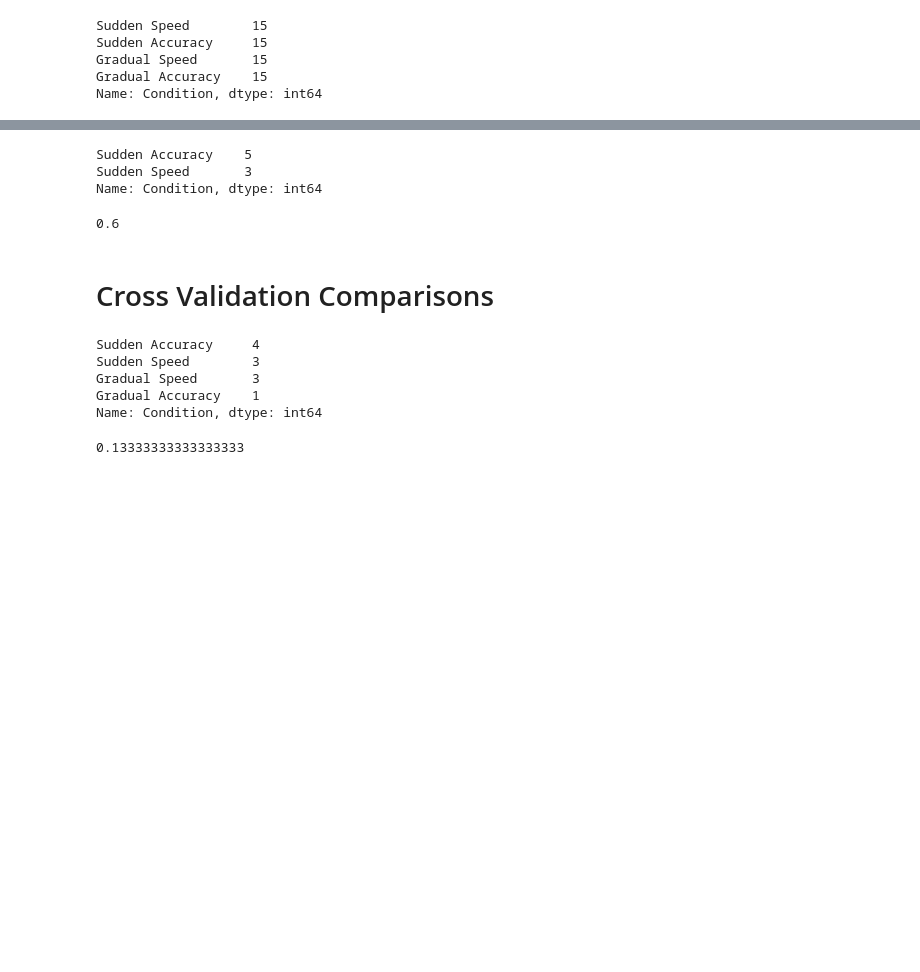
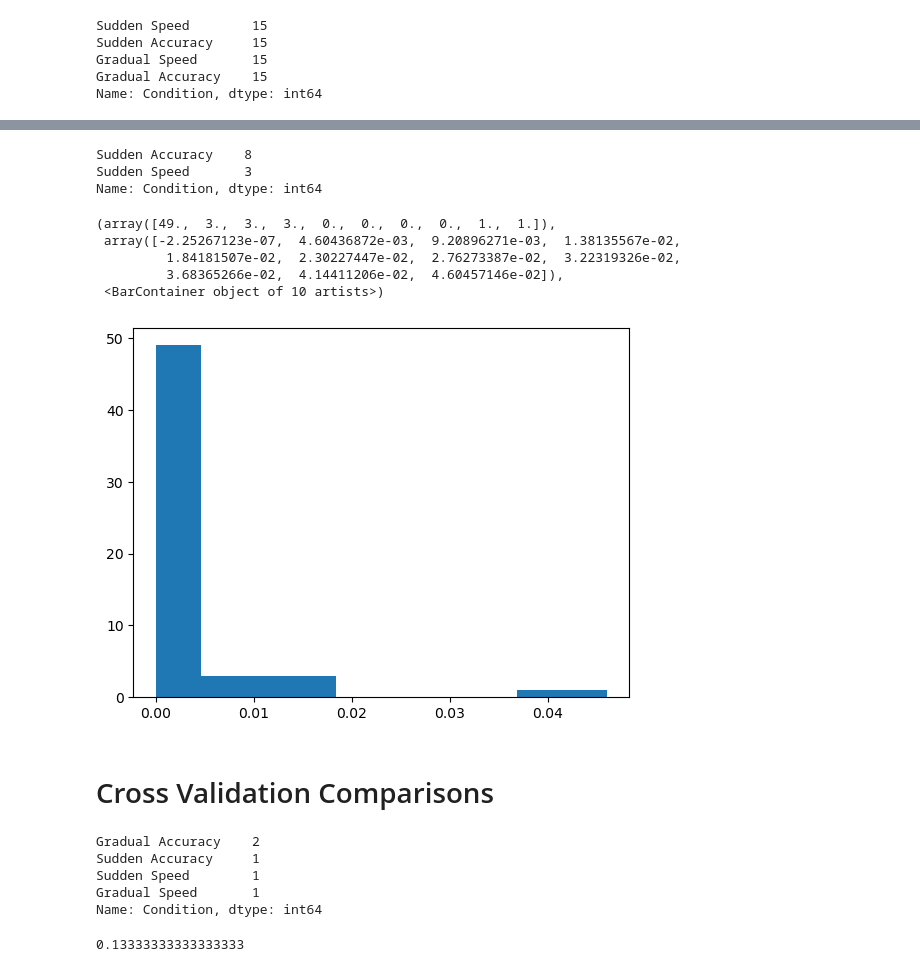
Before and after one commit to tejas-savalia/vma_behavioral, a Jupyter notebook: All experiments/experiment 1/model_comparisons.ipynb, the cells around one changed output, grey strips where cells are left out. Saved outputs shown, nothing was run; the diff lists cells and outputs as text; code cells hidden in the pictures; blank space fills up the shorter version.

```diff
--- a/All experiments/experiment 1/model_comparisons.ipynb
+++ b/All experiments/experiment 1/model_comparisons.ipynb
@@ -8,12 +9,12 @@ from model_fit_functions import *
 # %%
-single_fits = pd.read_csv('model_results/single_fit_signed_initerror_results.csv').drop('Unnamed: 0', axis = 1).reset_index().drop('index', axis = 1)
-dual_fits = pd.read_csv('model_results/dual_fit_signed_initerror_results.csv').drop('Unnamed: 0', axis = 1).reset_index().drop('index', axis = 1)
+single_fits = pd.read_csv('model_results/single_fit_initsignederror_results.csv').drop('Unnamed: 0', axis = 1).reset_index().drop('index', axis = 1)
+dual_fits = pd.read_csv('model_results/dual_fit_initsignederror_results.csv').drop('Unnamed: 0', axis = 1).reset_index().drop('index', axis = 1)
 # %%
-single_fits['AIC'] = 2*single_fits['gof'] + 2*2
-dual_fits['AIC'] = 2*dual_fits['gof'] + 2*4
+single_fits['AIC'] = 2*single_fits['gof']*640 + 2*2
+dual_fits['AIC'] = 2*dual_fits['gof']*640 + 2*4
 
-single_fits['BIC'] = 2*single_fits['gof'] + np.log(64*7)*2
-dual_fits['BIC'] = 2*dual_fits['gof'] + np.log(64*7)*4
+single_fits['BIC'] = 2*single_fits['gof']*640 + np.log(64*7)*2
+dual_fits['BIC'] = 2*dual_fits['gof']*640 + np.log(64*7)*4
 # %%
 single_fits.loc[single_fits['p_id']%2 == 0, 'Emphasis'] = 'Speed'
 single_fits.loc[single_fits['p_id']%2 == 1, 'Emphasis'] = 'Accuracy'
@@ -63,17 +84,22 @@ Name: Condition, dtype: int64
 # %%
-single_fits['LR_ratio'] = 2* (single_fits['gof'].values - dual_fits['gof'].values)
+single_fits['LR_ratio'] = 2* (single_fits['gof'].values - dual_fits['gof'].values)*640
 # %%
 single_fits['chi2'] = stat.chi2.sf(single_fits['LR_ratio'], 2)
 # %%
 single_fits.loc[single_fits['chi2'] < 0.05, 'Condition'].value_counts()
 # %% [output]
-Sudden Accuracy    5
+Sudden Accuracy    8
 Sudden Speed       3
 Name: Condition, dtype: int64
-# %%
-9/15
-# %% [output]
-0.6
+# %%
+plt.hist(single_fits['gof'].values - dual_fits['gof'].values)
+# %% [output]
+(array([49.,  3.,  3.,  3.,  0.,  0.,  0.,  0.,  1.,  1.]),
+ array([-2.25267123e-07,  4.60436872e-03,  9.20896271e-03,  1.38135567e-02,
+         1.84181507e-02,  2.30227447e-02,  2.76273387e-02,  3.22319326e-02,
+         3.68365266e-02,  4.14411206e-02,  4.60457146e-02]),
+ <BarContainer object of 10 artists>)
+[figure, added]
 # %% [markdown]
 # Cross Validation Comparisons
 # %%
@@ -114,12 +140,12 @@ def compute_wins(dual_fits):
 dual_fits_wins = compute_wins(dual_fits.copy())
 dual_fits_wins['Condition'] = dual_fits_wins['Rotation'] + ' ' + dual_fits_wins['Emphasis']
 # %%
-dual_fits_wins.loc[dual_fits_wins['dualwin_count'] > 60, 'Condition'].value_counts()
+dual_fits_wins.loc[dual_fits_wins['dualwin_count'] > 57, 'Condition'].value_counts()
 # %% [output]
-Sudden Accuracy     4
-Sudden Speed        3
-Gradual Speed       3
-Gradual Accuracy    1
+Gradual Accuracy    2
+Sudden Accuracy     1
+Sudden Speed        1
+Gradual Speed       1
 Name: Condition, dtype: int64
 # %%
 2/15
```
Also changed, not shown: parts of 9 cells of this notebook, 1 other file.
